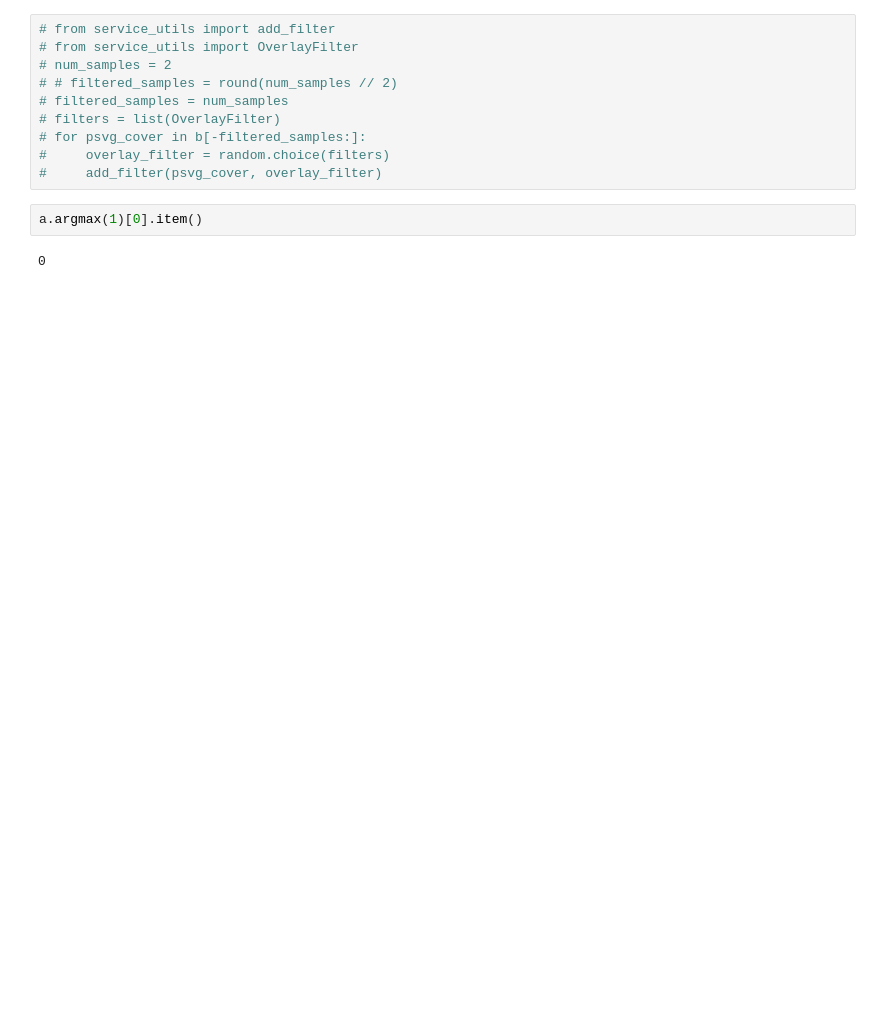
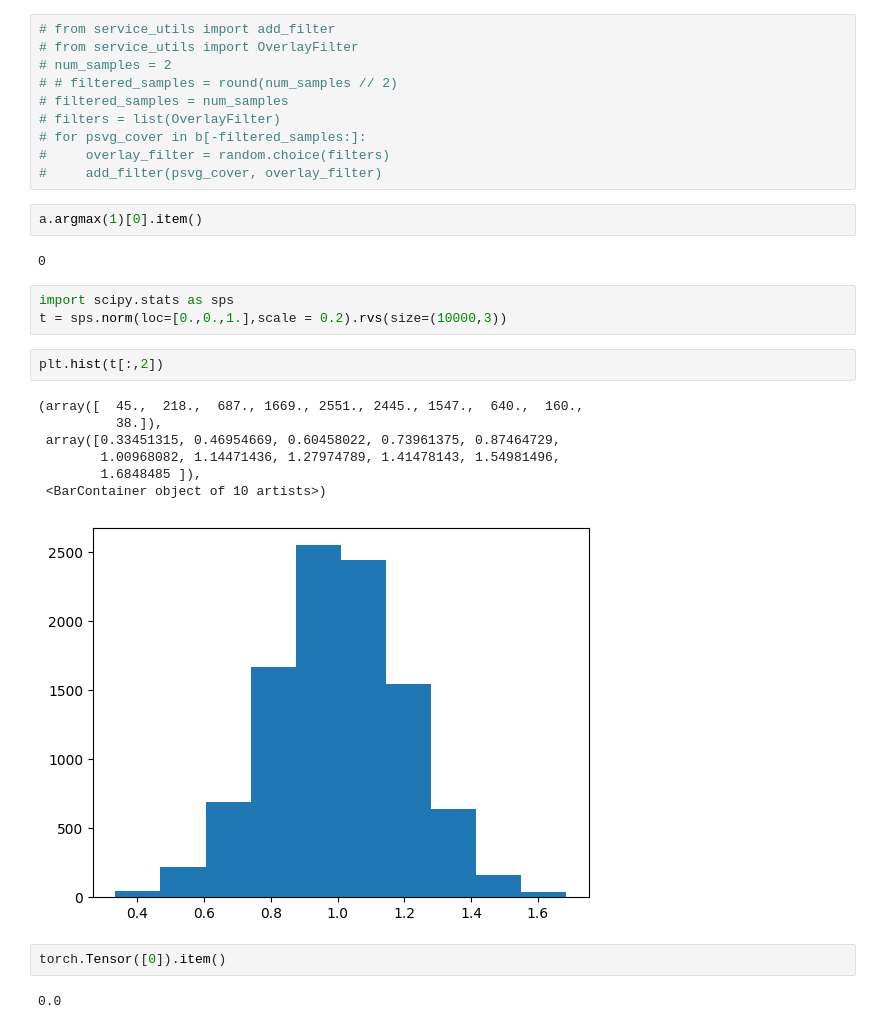
Before and after one commit to D1MK4real/InnPrac, a Jupyter notebook: test.ipynb, the cells around one changed output. Cells and saved outputs as stored; diff of their text form; blank space fills up the shorter version.

```diff
--- a/test.ipynb
+++ b/test.ipynb
@@ -757,3 +793,20 @@ for ind, params in enumerate(b):
 a.argmax(1)[0].item()
 # %% [output]
 0
+# %%
+import scipy.stats as sps
+t = sps.norm(loc=[0.,0.,1.],scale = 0.2).rvs(size=(10000,3))
+# %%
+plt.hist(t[:,2])
+# %% [output]
+(array([  45.,  218.,  687., 1669., 2551., 2445., 1547.,  640.,  160.,
+          38.]),
+ array([0.33451315, 0.46954669, 0.60458022, 0.73961375, 0.87464729,
+        1.00968082, 1.14471436, 1.27974789, 1.41478143, 1.54981496,
+        1.6848485 ]),
+ <BarContainer object of 10 artists>)
+[figure, added]
+# %%
+torch.Tensor([0]).item()
+# %% [output]
+0.0
```
Also changed, not shown: parts of 12 cells of this notebook, 6 other files.
